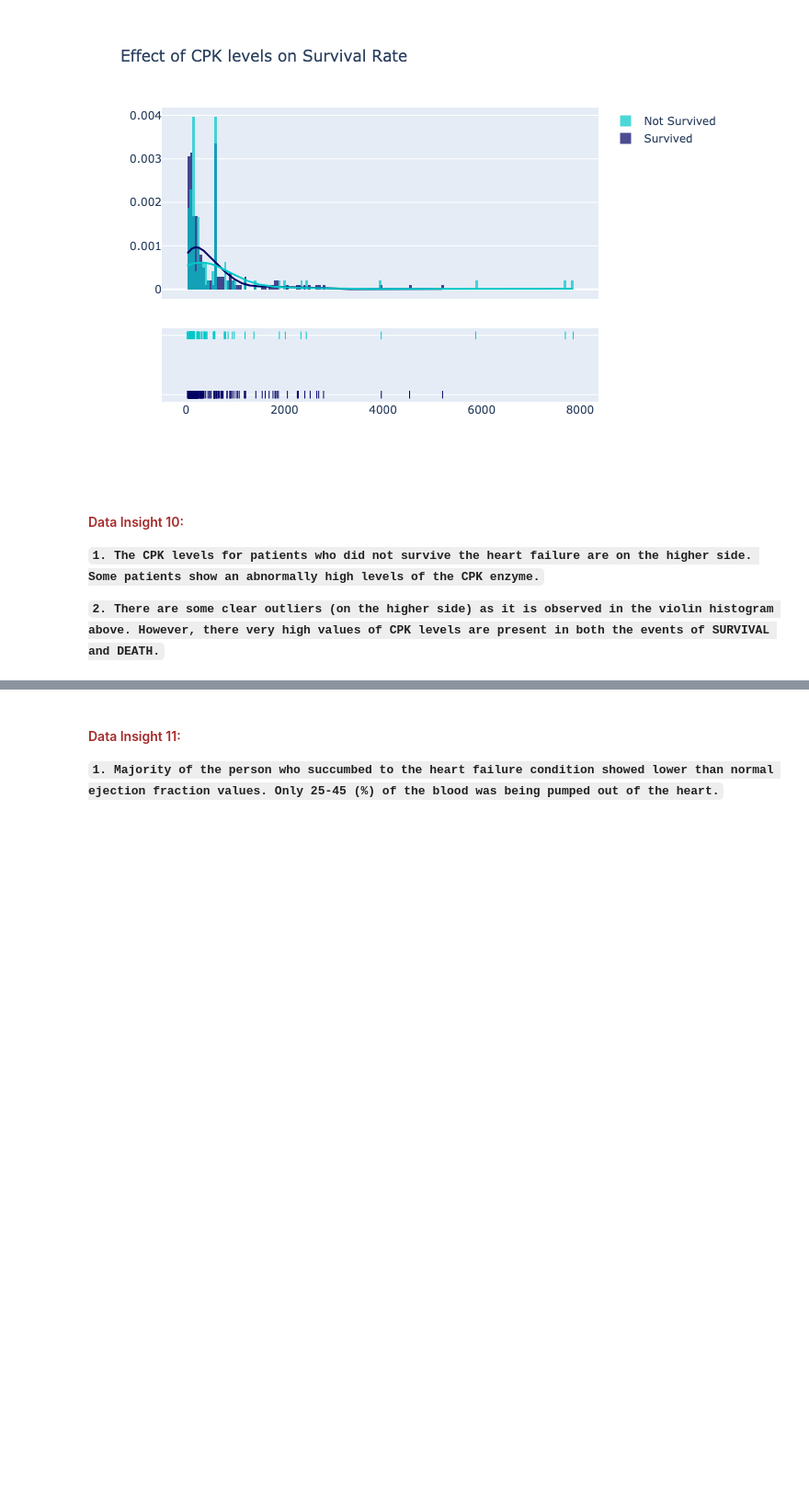
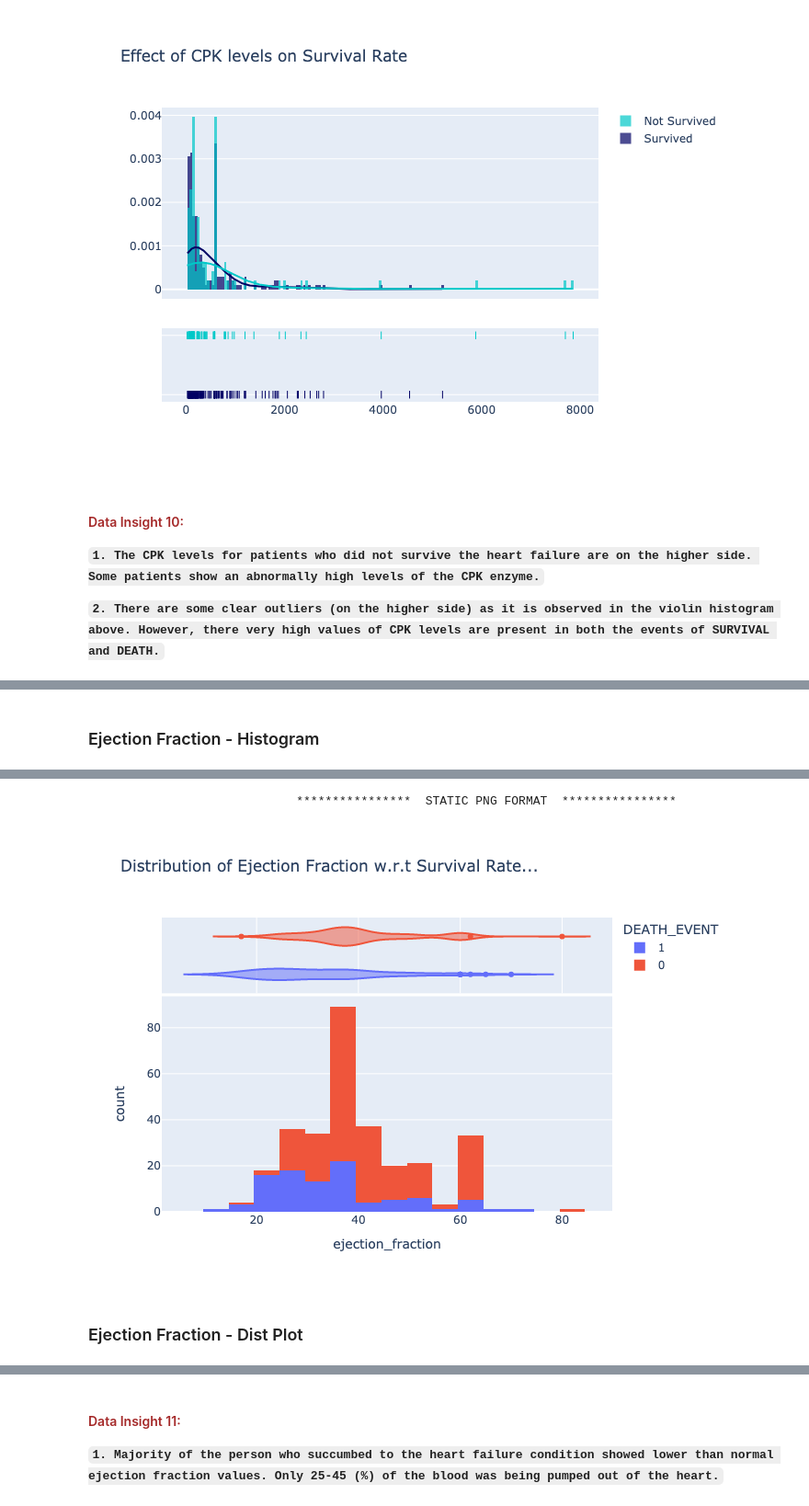
Before and after one commit to sauravmishra1710/Heart-Failure-Condition-And-Survival-Analysis, a Jupyter notebook: Exploratory_Data_Analysis.ipynb, the cells around one changed output, grey strips where cells are left out. Shown at 92% size. Cells and saved outputs as stored; diff of their text form; code cells hidden in the pictures; blank space fills up the shorter version.

```diff
--- a/Exploratory_Data_Analysis.ipynb
+++ b/Exploratory_Data_Analysis.ipynb
@@ -636,0 +583,11 @@ fig.show("png")
+# %% [markdown]
+### Ejection Fraction - Histogram
+# %%
+utils.constructPxHistogram(data_frame = heart_faliure_data,
+                           x = "ejection_fraction",
+                           color = "DEATH_EVENT",
+                           marginal = "violin",
+                           hover_data=heart_faliure_data.columns,
+                           title = "Distribution of Ejection Fraction w.r.t Survival Rate...",
+                           export_to_png = True)
+# %% [output]
@@ -637,3 +595,7 @@ fig.show("png")
+                             ****************  STATIC PNG FORMAT  ****************
+[figure, added]
+# %% [markdown]
+### Ejection Fraction - Dist Plot
 # %%
 ef_survived = heart_faliure_data[heart_faliure_data["DEATH_EVENT"] == 0]["ejection_fraction"]
 ef_not_survived = heart_faliure_data[heart_faliure_data["DEATH_EVENT"] == 1]["ejection_fraction"]
```
Also changed, not shown: parts of 43 cells of this notebook.
